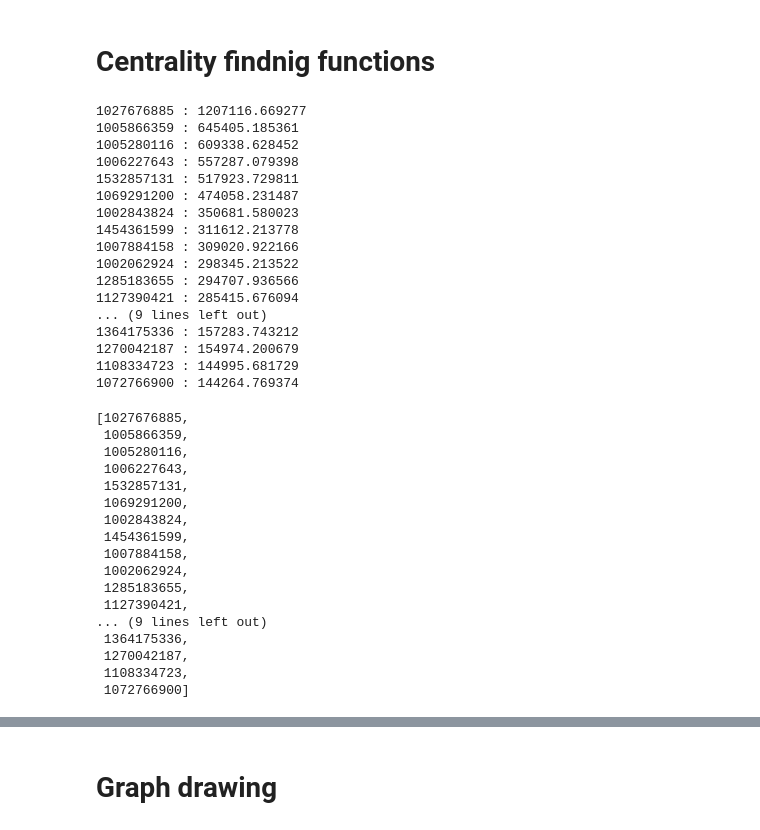
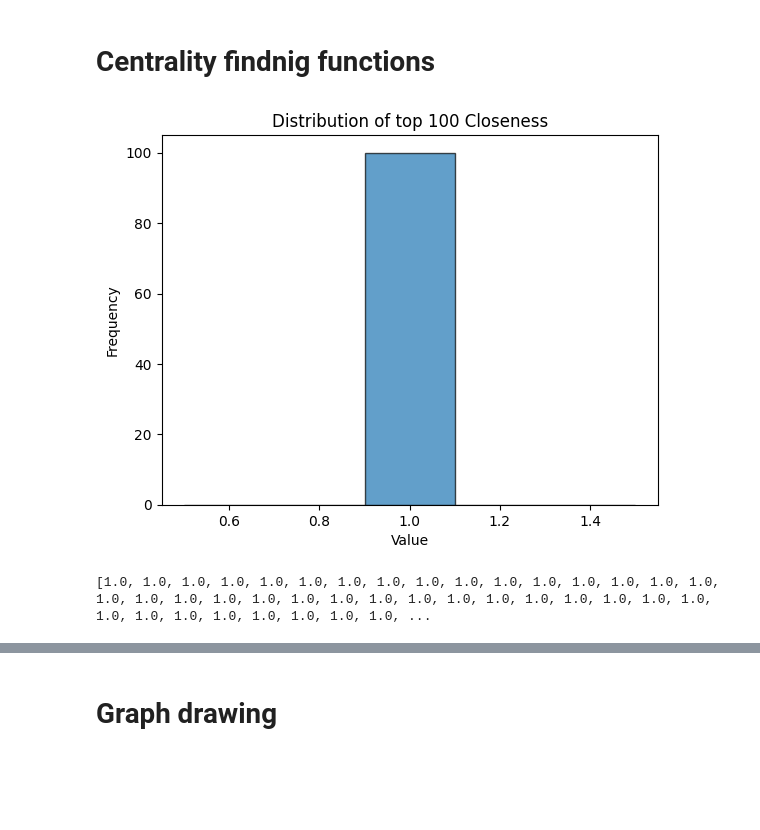
Before and after one commit to FaSha20/Finding-the-Most-Influential-Nodes-in-Social-Network, a Jupyter notebook: diffusion_models.ipynb, the cells around one changed output, grey strips where cells are left out. Cells and saved outputs as stored; diff of their text form; code cells hidden in the pictures; blank space fills up the shorter version.

```diff
--- a/diffusion_models.ipynb
+++ b/diffusion_models.ipynb
@@ -78,40 +78,20 @@ def find_refference_nodes(G, indegree_limit):
 def find_top_bridges(G, bridge_nodes):
     sorted_nodes = sorted(bridge_nodes, key=lambda node_id: G.nodes[node_id].get('indegree', 0), reverse=True)
     return sorted_nodes
-# %%
-find_top_high_measure_list( [1027676885,1005280116,  1005866359, 1006227643, 1532857131, 1069291200, 1002843824, 1454361599, 1007884158, 1002062924, 1285183655, 1127390421, 1426015854, 1741977413, 1489742853, 1181983958, 1258023043, 1990273594, 1093801324, 1106958042, 1357363429, 1364175336, 1270042187, 1108334723, 1072766900],G, 25,'betweenness_centrality')
-# %% [output]
-1027676885 : 1207116.669277
-1005866359 : 645405.185361
-1005280116 : 609338.628452
-1006227643 : 557287.079398
-1532857131 : 517923.729811
-1069291200 : 474058.231487
-1002843824 : 350681.580023
-1454361599 : 311612.213778
-1007884158 : 309020.922166
-1002062924 : 298345.213522
-1285183655 : 294707.936566
-1127390421 : 285415.676094
-... (9 lines left out)
-1364175336 : 157283.743212
-1270042187 : 154974.200679
-1108334723 : 144995.681729
-1072766900 : 144264.769374
-[1027676885,
- 1005866359,
- 1005280116,
- 1006227643,
- 1532857131,
- 1069291200,
- 1002843824,
- 1454361599,
- 1007884158,
- 1002062924,
- 1285183655,
- 1127390421,
-... (9 lines left out)
- 1364175336,
- 1270042187,
- 1108334723,
- 1072766900]
+# %%
+sorted_nodes = sorted(G.nodes(data=True), key=lambda x: x[1]['closeness_centrality'], reverse=True)
+data = [data['closeness_centrality'] for node,data in sorted_nodes[:100]]
+
+counts, bins = np.histogram(data, bins='auto')
+
+plt.hist(data, bins=5, edgecolor='black', alpha=0.7)
+
+plt.title('Distribution of top 100 Closeness')
+plt.xlabel('Value')
+plt.ylabel('Frequency')
+
+plt.show()
+print(data)
+# %% [output]
+[figure, added]
+[1.0, 1.0, 1.0, 1.0, 1.0, 1.0, 1.0, 1.0, 1.0, 1.0, 1.0, 1.0, 1.0, 1.0, 1.0, 1.0, 1.0, 1.0, 1.0, 1.0, 1.0, 1.0, 1.0, 1.0, 1.0, 1.0, 1.0, 1.0, 1.0, 1.0, 1.0, 1.0, 1.0, 1.0, 1.0, 1.0, 1.0, 1.0, 1.0, 1.0, ...
```
Also changed, not shown: parts of 15 cells of this notebook, 1 other file.
